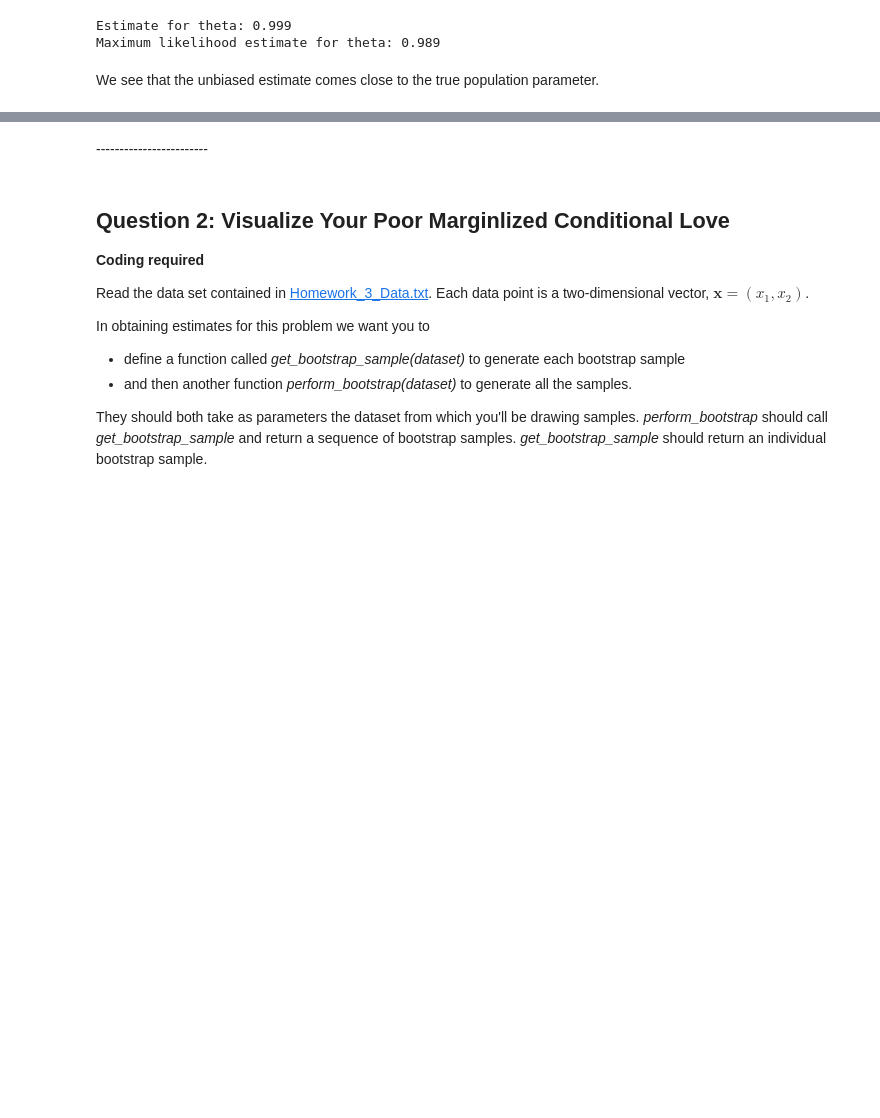
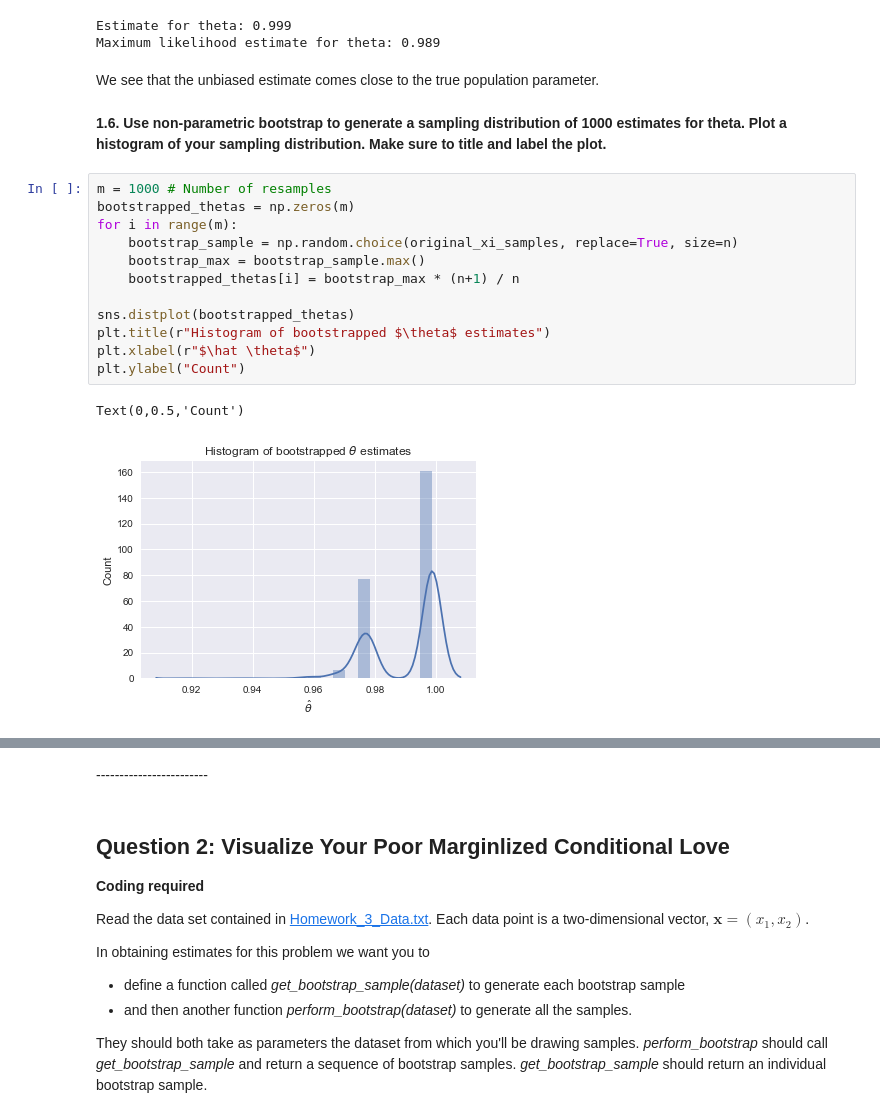
Before and after one commit to NOllAl/AM207HW, a Jupyter notebook: hw3/AM207_HW3.ipynb, the cells around one changed output, grey strips where cells are left out. Cells and saved outputs as stored; diff of their text form; blank space fills up the shorter version.

```diff
--- a/hw3/AM207_HW3.ipynb
+++ b/hw3/AM207_HW3.ipynb
@@ -143,3 +139,20 @@ Estimate for theta: 0.999
 Maximum likelihood estimate for theta: 0.989
 # %% [markdown]
 We see that the unbiased estimate comes close to the true population parameter.
+# %% [markdown]
+**1.6. Use non-parametric bootstrap to generate a sampling distribution of 1000 estimates for theta.  Plot a histogram of your sampling distribution.  Make sure to title and label the plot.**
+# %%
+m = 1000 # Number of resamples
+bootstrapped_thetas = np.zeros(m)
+for i in range(m):
+    bootstrap_sample = np.random.choice(original_xi_samples, replace=True, size=n)
+    bootstrap_max = bootstrap_sample.max()
+    bootstrapped_thetas[i] = bootstrap_max * (n+1) / n
+
+sns.distplot(bootstrapped_thetas)
+plt.title(r"Histogram of bootstrapped $\theta$ estimates")
+plt.xlabel(r"$\hat \theta$")
+plt.ylabel("Count")
+# %% [output]
+Text(0,0.5,'Count')
+[figure, added]
```
Also changed, not shown: parts of 5 cells of this notebook.
